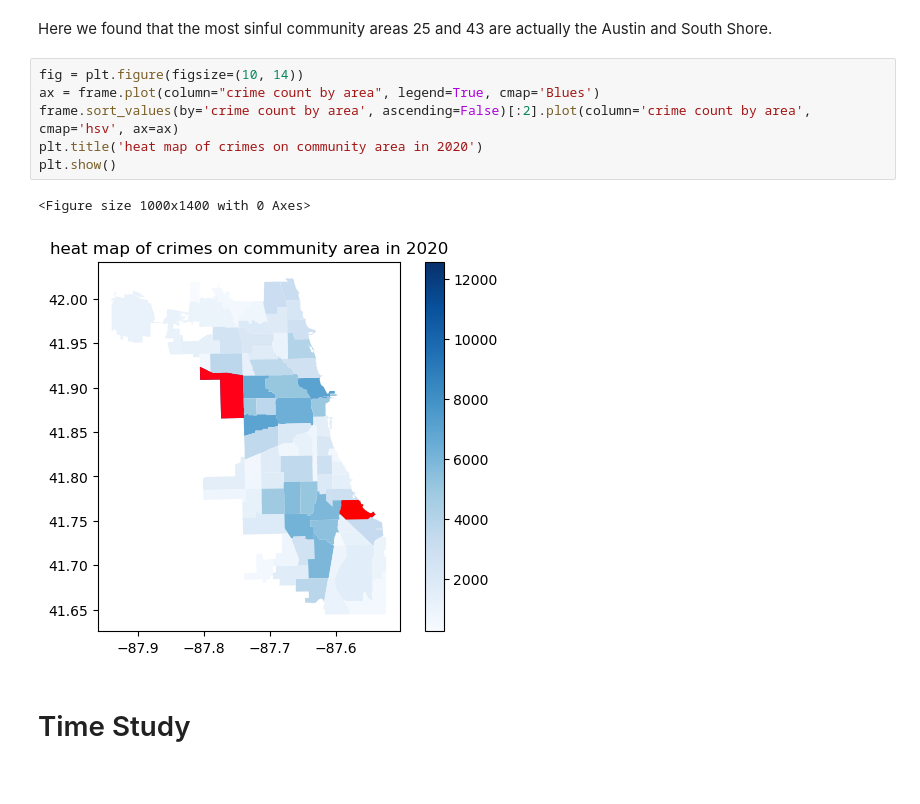
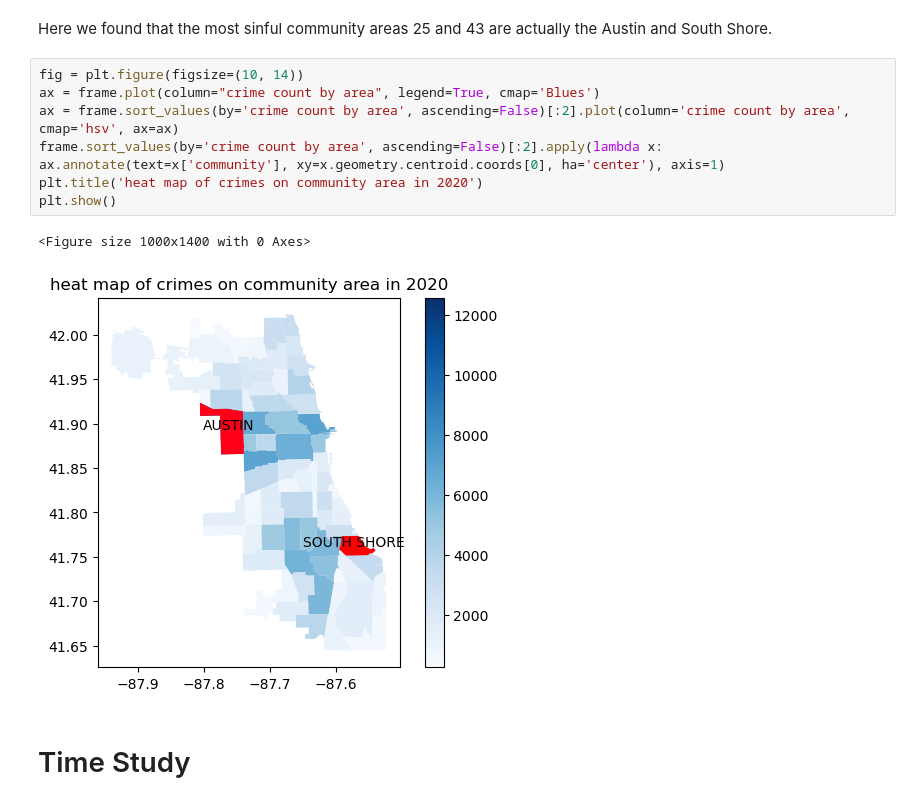
Before and after one commit to COMP5152TEAMWORK/Chicago-Crimes-Analysis, a Jupyter notebook: Chicago Crime Analysis.ipynb, the cells around one changed output. Drawn from its saved outputs; the diff is of its cells as text.

```diff
--- a/Chicago Crime Analysis.ipynb
+++ b/Chicago Crime Analysis.ipynb
@@ -196,12 +196,13 @@ Here we found that the most sinful community areas 25 and 43 are actually the Au
 # %%
 fig = plt.figure(figsize=(10, 14))
 ax = frame.plot(column="crime count by area", legend=True, cmap='Blues')
-frame.sort_values(by='crime count by area', ascending=False)[:2].plot(column='crime count by area', cmap='hsv', ax=ax)
+ax = frame.sort_values(by='crime count by area', ascending=False)[:2].plot(column='crime count by area', cmap='hsv', ax=ax)
+frame.sort_values(by='crime count by area', ascending=False)[:2].apply(lambda x: ax.annotate(text=x['community'], xy=x.geometry.centroid.coords[0], ha='center'), axis=1)
 plt.title('heat map of crimes on community area in 2020')
 plt.show()
 # %% [output]
 <Figure size 1000x1400 with 0 Axes>
-[figure, old version]
+[figure, new version]
 # %% [markdown]
 # Time Study
 # %%
```
Also changed, not shown: parts of 13 cells of this notebook.
